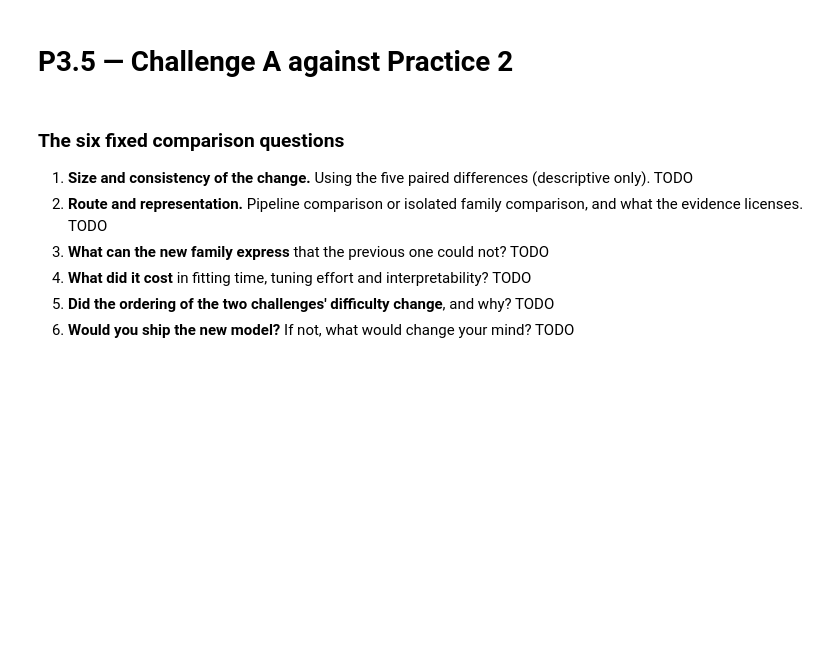
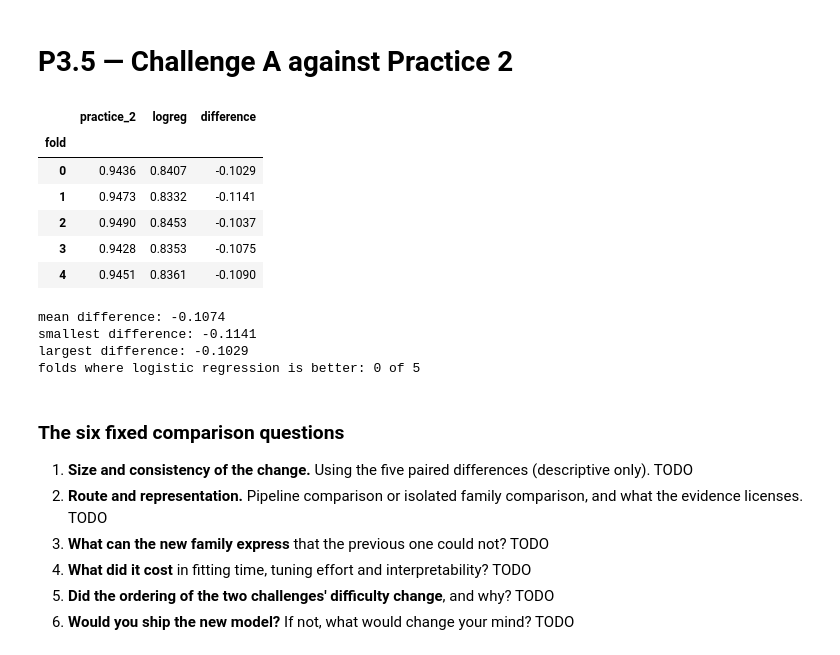
Before and after one commit to lxmfran/Practice_ML, a Jupyter notebook: notebooks/borradores/R2_p3_cyber.ipynb, the cells around one changed output. Drawn from its saved outputs; the diff is of its cells as text; code cells hidden in the pictures; blank space fills up the shorter version.

```diff
--- a/notebooks/borradores/R2_p3_cyber.ipynb
+++ b/notebooks/borradores/R2_p3_cyber.ipynb
@@ -498,27 +662,41 @@ plt.show()
 # %%
 # TODO: the paired per-fold differences
 # Macro F1 of the Practice 2 model on the same five canonical folds
-P2_MACRO_F1 = []
+P2_MACRO_F1 = [0.9436, 0.9473, 0.9490, 0.9428, 0.9451]
+
+# Check: the mean must match the value stored in comparativa.csv
+assert round(np.mean(P2_MACRO_F1), 4) == 0.9456
 
 # Stop the notebook until the five values are pasted
 assert len(P2_MACRO_F1) == 5
-assert not np.isnan(P2_MACRO_F1).any(), "paste the five Practice 2 values first"
 
 # One row per fold: both models side by side
 paired = pd.DataFrame({
     "practice_2": P2_MACRO_F1,
     "logreg": lr_macro.to_numpy(),
 }, index=lr_macro.index)
 
 # Paired difference: positive means logistic regression did better in that fold
 paired["difference"] = paired["logreg"] - paired["practice_2"]
 display(paired.round(4))
 
 # Descriptive summary of the five differences
 print("mean difference:", round(paired["difference"].mean(), 4))
 print("smallest difference:", round(paired["difference"].min(), 4))
 print("largest difference:", round(paired["difference"].max(), 4))
 print("folds where logistic regression is better:", (paired["difference"] > 0).sum(), "of 5")
+# %% [output]
+|  | practice_2 | logreg | difference |
+| fold |  |  |  |
+| 0 | 0.9436 | 0.8407 | -0.1029 |
+| 1 | 0.9473 | 0.8332 | -0.1141 |
+| 2 | 0.9490 | 0.8453 | -0.1037 |
+| 3 | 0.9428 | 0.8353 | -0.1075 |
+| 4 | 0.9451 | 0.8361 | -0.1090 |
+mean difference: -0.1074
+smallest difference: -0.1141
+largest difference: -0.1029
+folds where logistic regression is better: 0 of 5
 # %% [markdown]
 ### The six fixed comparison questions
 
```
Also changed, not shown: parts of 20 cells of this notebook.
